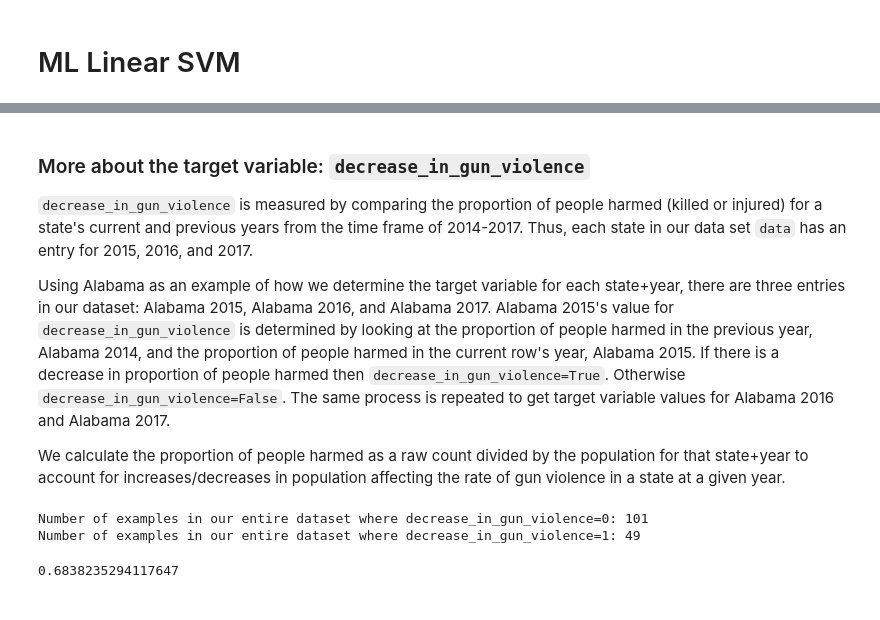
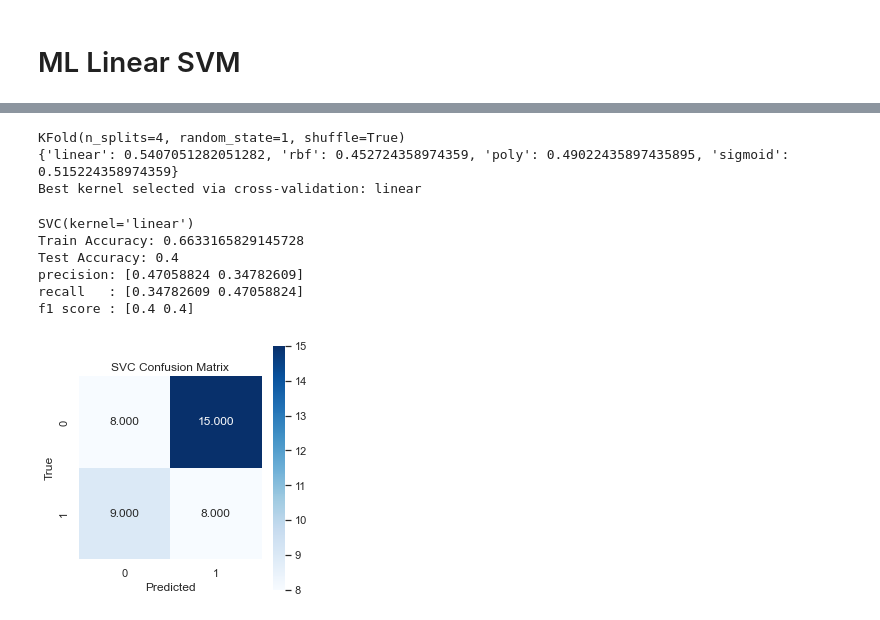
Before and after one commit to uic-cs418/cs418-spring22-purple, a Jupyter notebook: final_report.ipynb, the cells around one changed output, grey strips where cells are left out. Cells and saved outputs as stored; diff of their text form; code cells hidden in the pictures.

```diff
--- a/final_report.ipynb
+++ b/final_report.ipynb
@@ -215,25 +233,33 @@ X, y = machine_learning.create_features_labels(data)
-# %% [markdown]
-### More about the target variable: `decrease_in_gun_violence`
-
-`decrease_in_gun_violence` is measured by comparing the proportion of people harmed (killed or injured)
-for a state's current and previous years from the time frame of 2014-2017. Thus, each state in our data set `data` has an entry for 2015, 2016, and 2017.
-
-Using Alabama as an example of how we determine the target variable for each state+year, there are three entries in our dataset: Alabama 2015, Alabama 2016, and Alabama 2017.
-Alabama 2015's value for `decrease_in_gun_violence` is determined by looking at the proportion of people harmed in the previous year, Alabama 2014, and the proportion of people harmed in the current row's year, Alabama 2015. If there is a decrease in proportion of people harmed then `decrease_in_gun_violence=True`. Otherwise `decrease_in_gun_violence=False`. The same process is repeated to get target variable values for Alabama 2016 and Alabama 2017.
-
-We calculate the proportion of people harmed as a raw count divided by the population for that state+year to account for increases/decreases in population affecting the rate of gun violence in a state at a given year.
-# %%
-#the proportion of classes w.r.t 'decrease_in_gun_violence' (0,1) is unbalanced
-print(f'Number of examples in our entire dataset where decrease_in_gun_violence=0: {len(y[y == 0])}')
-print(f'Number of examples in our entire dataset where decrease_in_gun_violence=1: {len(y[y == 1])}')
-# %% [output]
-Number of examples in our entire dataset where decrease_in_gun_violence=0: 101
-Number of examples in our entire dataset where decrease_in_gun_violence=1: 49
-# %%
-#building our baseline classifier (predicts the majority label)
-baseline = machine_learning.MajorityLabelClassifier()
-baseline.fit(X, y)
-labels = baseline.predict(X)
-print(baseline.evaluate_accuracy(y, labels))
-# %% [output]
-0.6838235294117647
+# %%
+#cross validation to determine best kernel
+kf = sklearn.model_selection.KFold(n_splits=4, random_state=1, shuffle=True) #5-fold cross validation
+print(kf)
+
+#reset indices of X_train and y_train to avoid indexing errors during CV
+X_train, X_test, y_train, y_test = train_test_split(X, y, test_size = 0.2,random_state=1) #changed split to 80% train, 20% test
+X_train.reset_index(inplace=True, drop=True)
+y_train.reset_index(inplace=True, drop=True)
+
+#use CV to find the best_kernel for our SVC model
+svm = machine_learning.SVM()
+best_kernel = svm.best_model_selection(kf, X_train, y_train)
+print(f'Best kernel selected via cross-validation: {best_kernel}')
+# %% [output]
+KFold(n_splits=4, random_state=1, shuffle=True)
+{'linear': 0.5407051282051282, 'rbf': 0.452724358974359, 'poly': 0.49022435897435895, 'sigmoid': 0.515224358974359}
+Best kernel selected via cross-validation: linear
+# %%
+#train and predict classifier
+classifier = svm.learn_classifier(X_train, y_train, kernel=best_kernel)
+y_predict = classifier.predict(X_test)
+
+print(classifier)
+svm.display_metrics(X, y, y_test, y_predict)
+# %% [output]
+SVC(kernel='linear')
+Train Accuracy: 0.6633165829145728
+Test Accuracy: 0.4
+precision: [0.47058824 0.34782609]
+recall   : [0.34782609 0.47058824]
+f1 score : [0.4 0.4]
+[figure, added]
```
Also changed, not shown: parts of 27 cells of this notebook, 1 other file.
